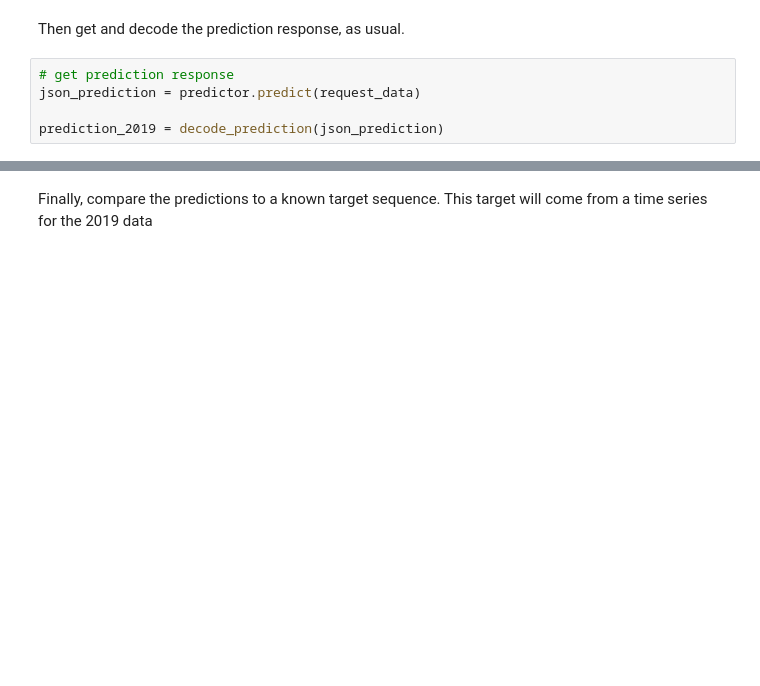
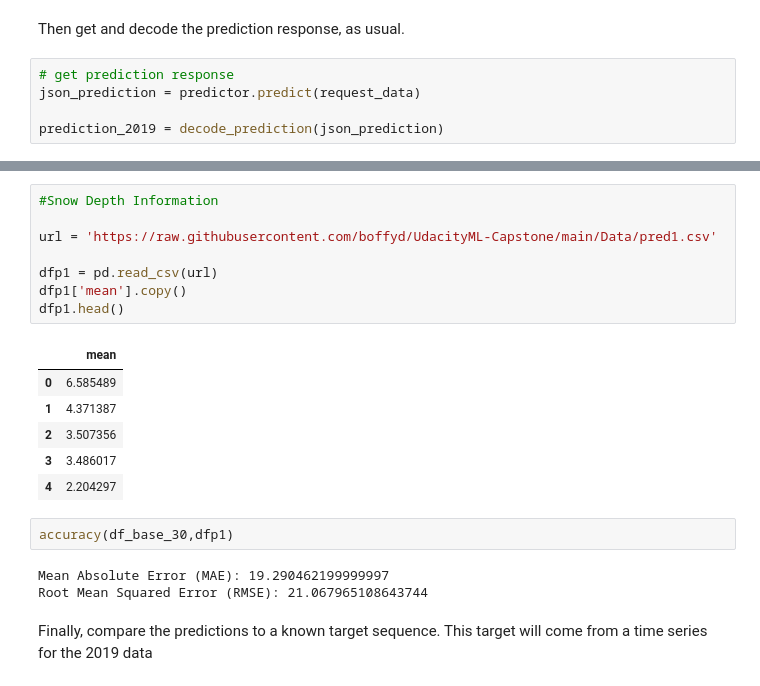
Before and after one commit to boffyd/UdacityML-Capstone, a Jupyter notebook: FallsCreekSnowForecast.ipynb, the cells around one changed output, grey strips where cells are left out. Drawn from its saved outputs; the diff is of its cells as text; blank space fills up the shorter version.

```diff
--- a/FallsCreekSnowForecast.ipynb
+++ b/FallsCreekSnowForecast.ipynb
@@ -799,3 +819,23 @@ prediction_2019 = decode_prediction(json_prediction)
+# %%
+#Snow Depth Information
+
+url = 'https://raw.githubusercontent.com/boffyd/UdacityML-Capstone/main/Data/pred1.csv'
+
+dfp1 = pd.read_csv(url)
+dfp1['mean'].copy()
+dfp1.head()
+# %% [output]
+|  | mean |
+| 0 | 6.585489 |
+| 1 | 4.371387 |
+| 2 | 3.507356 |
+| 3 | 3.486017 |
+| 4 | 2.204297 |
+# %%
+accuracy(df_base_30,dfp1)
+# %% [output]
+Mean Absolute Error (MAE): 19.290462199999997
+Root Mean Squared Error (RMSE): 21.067965108643744
 # %% [markdown]
 Finally, compare the predictions to a known target sequence. This target will come from a time series for the 2019 data
 # %%
```
Also changed, not shown: parts of 2 cells of this notebook.
